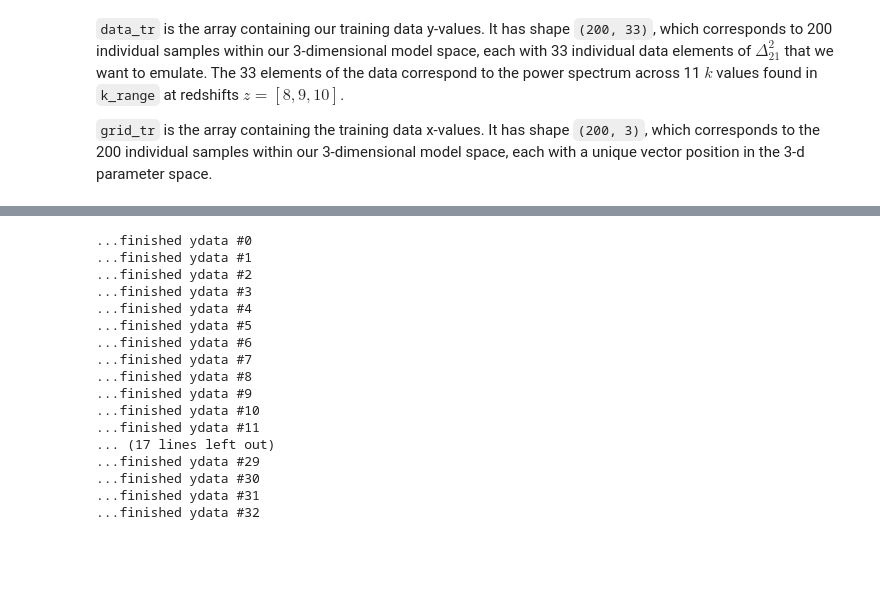
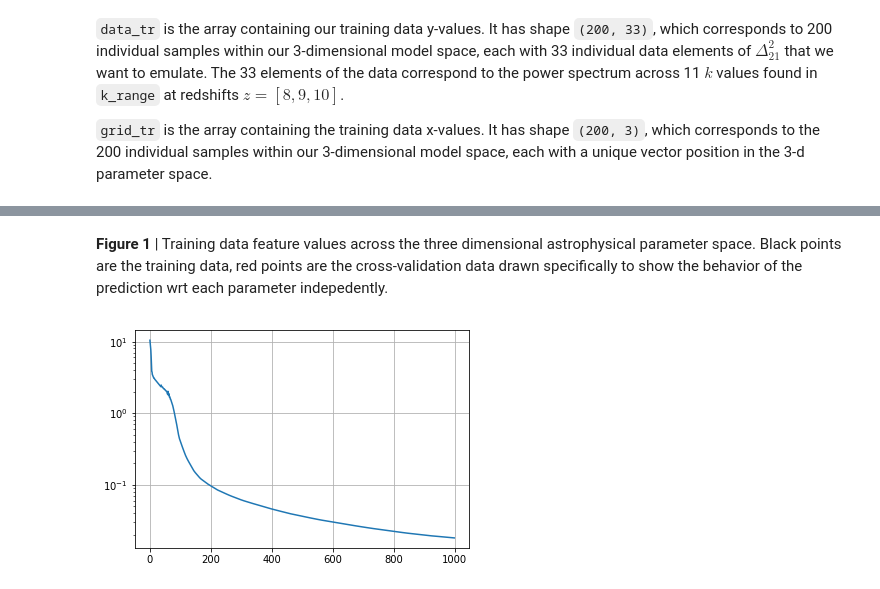
Before and after one commit to BayesLIM/emupy, a Jupyter notebook: examples/emupy_simulation_example.ipynb, the cells around one changed output, grey strips where cells are left out. Cells and saved outputs as stored; diff of their text form; code cells hidden in the pictures; blank space fills up the shorter version.

```diff
--- a/examples/emupy_simulation_example.ipynb
+++ b/examples/emupy_simulation_example.ipynb
@@ -140,21 +87,11 @@ E.gp_kwargs = gp_kwargs
-# %%
-# Train Emulator
-E.train(data_tr, grid_tr, verbose=True)
-# %% [output]
-...finished ydata #0
-...finished ydata #1
-...finished ydata #2
-...finished ydata #3
-...finished ydata #4
-...finished ydata #5
-...finished ydata #6
-...finished ydata #7
-...finished ydata #8
-...finished ydata #9
-...finished ydata #10
-...finished ydata #11
-... (17 lines left out)
-...finished ydata #29
-...finished ydata #30
-...finished ydata #31
-...finished ydata #32
+# %% [markdown]
+__Figure 1__ | Training data feature values across the three dimensional astrophysical parameter space. Black points are the training data, red points are the cross-validation data drawn specifically to show the behavior of the prediction wrt each parameter indepedently.
+# %%
+# initialize emulator
+E = emupy.NNEmulator()
+
+# scale training target data
+E.scale_data(data_tr, lognorm=True, center=False, whiten=False, save_scaling=True);
+
+# sphere training feature data
+E.sphere(grid_tr, save=True);
@@ -160,0 +111,6 @@ E.train(data_tr, grid_tr, verbose=True)
+# %%
+plt.plot(E.loss)
+plt.yscale('log')
+plt.grid()
+# %% [output]
+[figure, added]
```
Also changed, not shown: parts of 13 cells of this notebook, 13 other files.
